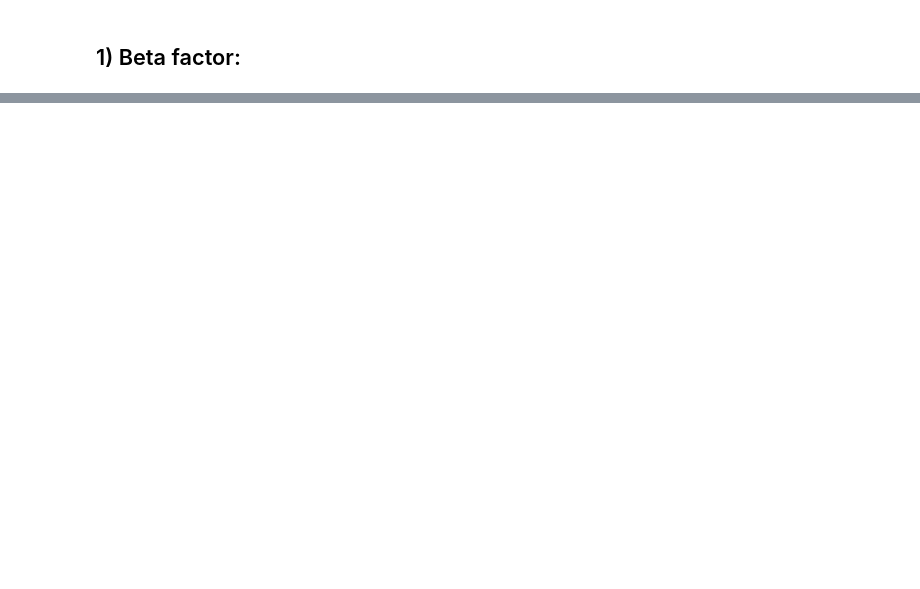
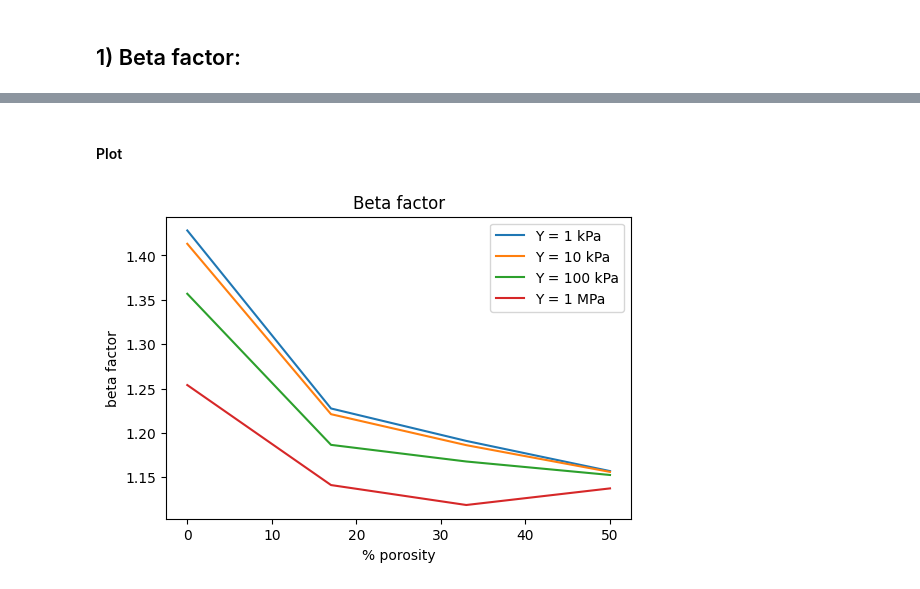
Before and after one commit to maxtue/DidymoonImpact, a Jupyter notebook: data_analysis/simulation_results.ipynb, the cells around one changed output, grey strips where cells are left out. Saved outputs shown, nothing was run; the diff lists cells and outputs as text; code cells hidden in the pictures; blank space fills up the shorter version.

Commit message:
added image for beta results

```diff
--- a/data_analysis/simulation_results.ipynb
+++ b/data_analysis/simulation_results.ipynb
@@ -13,6 +13,6 @@ from betafactor import betafactor
 
 %load_ext nb_black
 %matplotlib inline
-plt.rcParams["figure.figsize"] = (15, 10)
+plt.rcParams["figure.dpi"] = 100
 pd.set_option("display.precision", 2)
 # %% [output]
@@ -78,0 +59,6 @@ str1e3 = [betas{f"por{por}_"}]
+# %%
+strengths_plot = []
+for i, strength in enumerate(["1e3", "1e4", "1e5", "1e6"]):
+    strengths_plot.append([value for key, value in betas.items() if strength in key])
+
+porosities_plot = [0, 17, 33, 50]
@@ -78,0 +67,15 @@ str1e3 = [betas{f"por{por}_"}]
+# %% [markdown]
+#### Plot
+# %%
+fig, ax = plt.subplots()
+ax.plot(porosities_plot, strengths_plot[0], label=f"Y = 1 kPa")
+ax.plot(porosities_plot, strengths_plot[1], label=f"Y = 10 kPa")
+ax.plot(porosities_plot, strengths_plot[2], label=f"Y = 100 kPa")
+ax.plot(porosities_plot, strengths_plot[3], label=f"Y = 1 MPa")
+ax.set_title("Beta factor")
+ax.set_ylabel("beta factor")
+ax.set_xlabel("% porosity")
+plt.legend()
+fig.savefig("../MasterThesis/images/beta_results.pdf")
+# %% [output]
+[figure, added]
```
Also changed, not shown: parts of 5 cells of this notebook, 1 other file.
